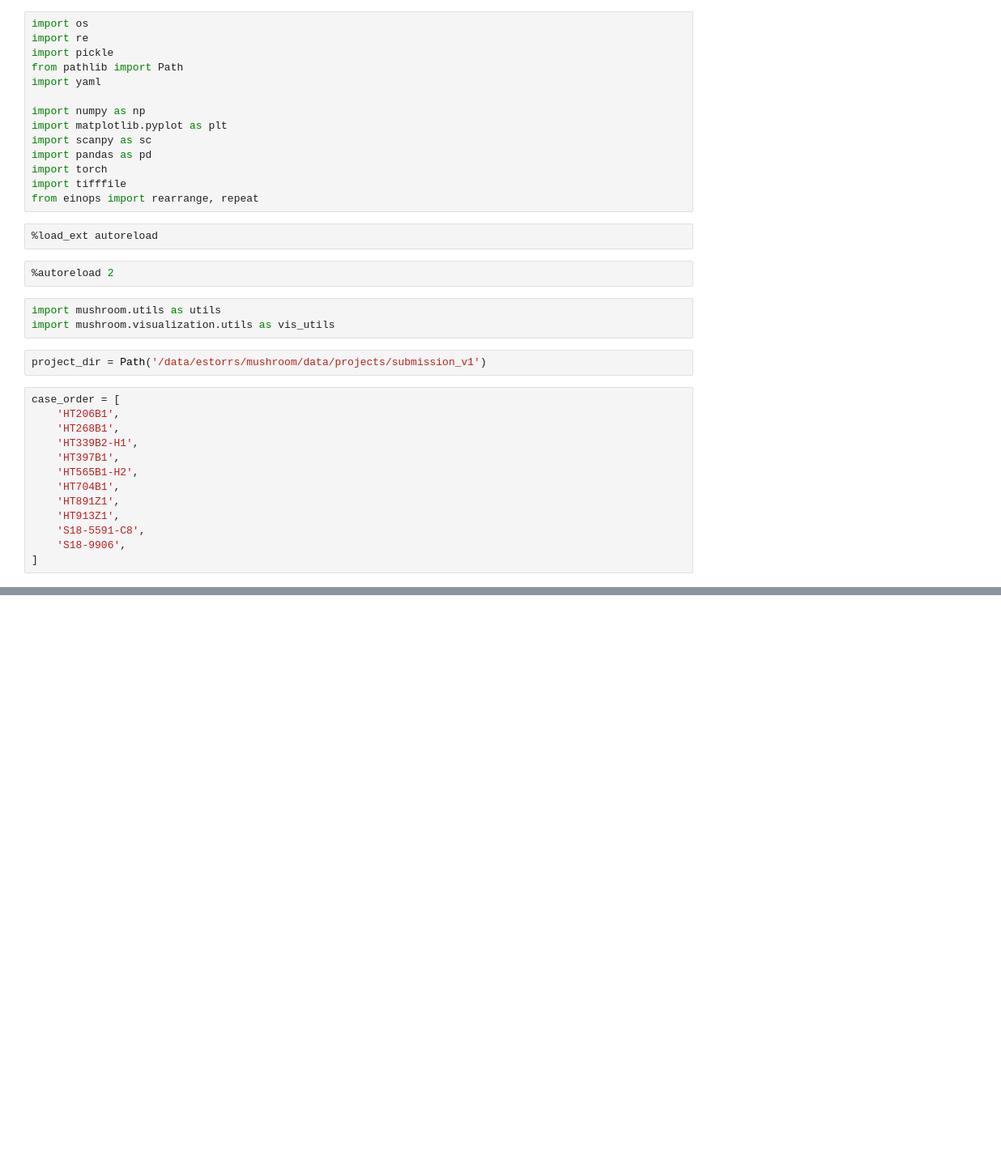
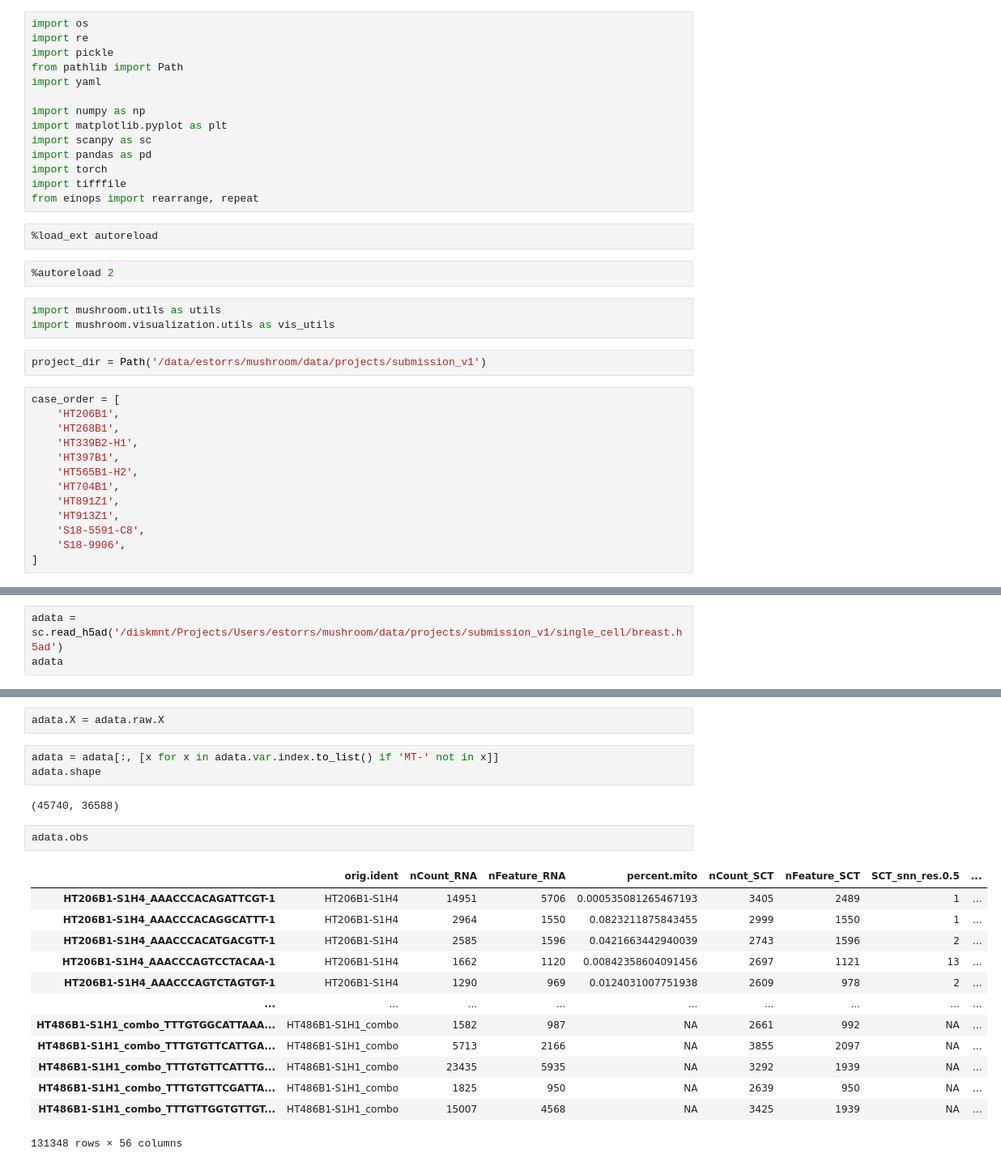
Before and after one commit to ding-lab/mushroom, a Jupyter notebook: notebooks/manuscript/submission_v2/aux_cytospace.ipynb, the cells around one changed output, grey strips where cells are left out. Shown at 81% size. Saved outputs shown, nothing was run; the diff lists cells and outputs as text; blank space fills up the shorter version.

```diff
--- a/notebooks/manuscript/submission_v2/aux_cytospace.ipynb
+++ b/notebooks/manuscript/submission_v2/aux_cytospace.ipynb
@@ -36,0 +233,3 @@ case_order = [
+# %%
+adata = sc.read_h5ad('/diskmnt/Projects/Users/estorrs/mushroom/data/projects/submission_v1/single_cell/breast.h5ad')
+adata
@@ -36,0 +258,23 @@ case_order = [
+# %%
+adata.X = adata.raw.X
+# %%
+adata = adata[:, [x for x in adata.var.index.to_list() if 'MT-' not in x]]
+adata.shape
+# %% [output]
+(45740, 36588)
+# %%
+adata.obs
+# %% [output]
+|  | orig.ident | nCount_RNA | nFeature_RNA | percent.mito | nCount_SCT | nFeature_SCT | SCT_snn_res.0.5 | ... |
+| HT206B1-S1H4_AAACCCACAGATTCGT-1 | HT206B1-S1H4 | 14951 | 5706 | 0.000535081265467193 | 3405 | 2489 | 1 | ... |
+| HT206B1-S1H4_AAACCCACAGGCATTT-1 | HT206B1-S1H4 | 2964 | 1550 | 0.0823211875843455 | 2999 | 1550 | 1 | ... |
+| HT206B1-S1H4_AAACCCACATGACGTT-1 | HT206B1-S1H4 | 2585 | 1596 | 0.0421663442940039 | 2743 | 1596 | 2 | ... |
+| HT206B1-S1H4_AAACCCAGTCCTACAA-1 | HT206B1-S1H4 | 1662 | 1120 | 0.00842358604091456 | 2697 | 1121 | 13 | ... |
+| HT206B1-S1H4_AAACCCAGTCTAGTGT-1 | HT206B1-S1H4 | 1290 | 969 | 0.0124031007751938 | 2609 | 978 | 2 | ... |
+| ... | ... | ... | ... | ... | ... | ... | ... | ... |
+| HT486B1-S1H1_combo_TTTGTGGCATTAAA... | HT486B1-S1H1_combo | 1582 | 987 | NA | 2661 | 992 | NA | ... |
+| HT486B1-S1H1_combo_TTTGTGTTCATTGA... | HT486B1-S1H1_combo | 5713 | 2166 | NA | 3855 | 2097 | NA | ... |
+| HT486B1-S1H1_combo_TTTGTGTTCATTTG... | HT486B1-S1H1_combo | 23435 | 5935 | NA | 3292 | 1939 | NA | ... |
+| HT486B1-S1H1_combo_TTTGTGTTCGATTA... | HT486B1-S1H1_combo | 1825 | 950 | NA | 2639 | 950 | NA | ... |
+| HT486B1-S1H1_combo_TTTGTTGGTGTTGT... | HT486B1-S1H1_combo | 15007 | 4568 | NA | 3425 | 1939 | NA | ... |
+131348 rows × 56 columns
```
Also changed, not shown: parts of 26 cells of this notebook, 1 other file.
